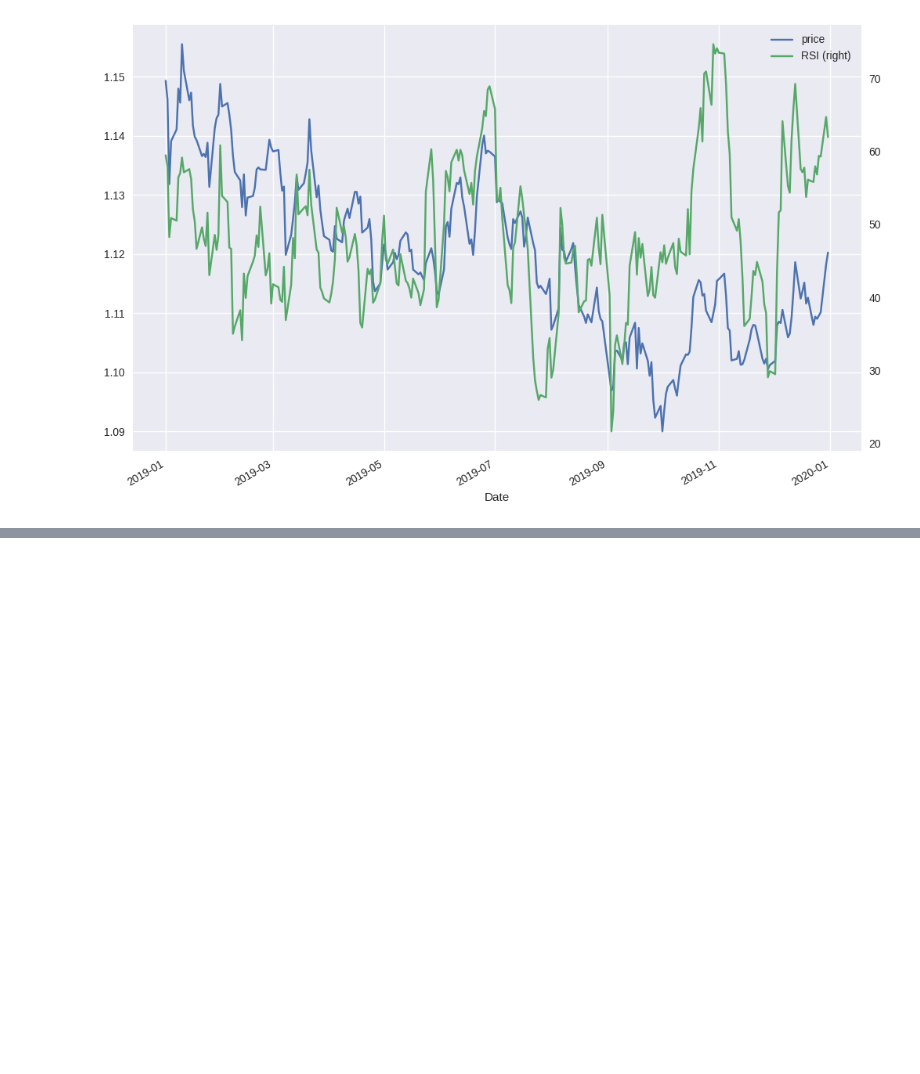
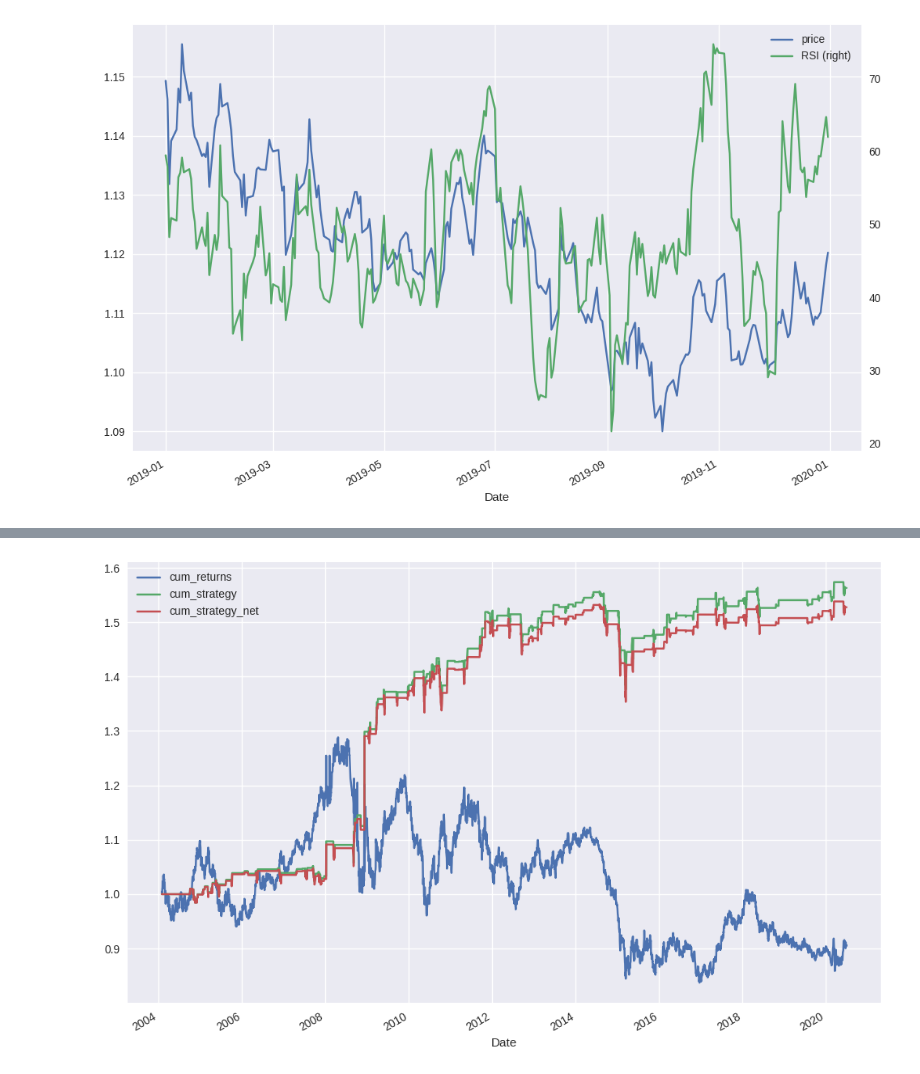
Before and after one commit to yungshun317/pd-algo-trading, a Jupyter notebook: oscillator.ipynb, the cells around one changed output, grey strips where cells are left out. Saved outputs shown, nothing was run; the diff lists cells and outputs as text; code cells hidden in the pictures; blank space fills up the shorter version.

```diff
--- a/oscillator.ipynb
+++ b/oscillator.ipynb
@@ -140,0 +233,3 @@ plt.show()
+# %%
+data.dropna(inplace=True)
+data
@@ -140,0 +251,3 @@ plt.show()
+# %%
+data["trades"] = data.position.diff().fillna(0).abs()
+data
@@ -140,0 +276,4 @@ plt.show()
+# %%
+ptc = 0.00007
+data["strategy_net"] = data.strategy - data.trades * ptc
+data
@@ -140,0 +295,5 @@ plt.show()
+# %%
+data["cum_returns"] = data["returns"].cumsum().apply(np.exp)
+data["cum_strategy"] = data["strategy"].cumsum().apply(np.exp)
+data["cum_strategy_net"] = data["strategy_net"].cumsum().apply(np.exp)
+data
@@ -140,0 +315,5 @@ plt.show()
+# %%
+data[["cum_returns", "cum_strategy", "cum_strategy_net"]].plot(figsize=(12 , 8))
+plt.show()
+# %% [output]
+[figure, added]
```
Also changed, not shown: parts of 22 cells of this notebook, 2 other files.
